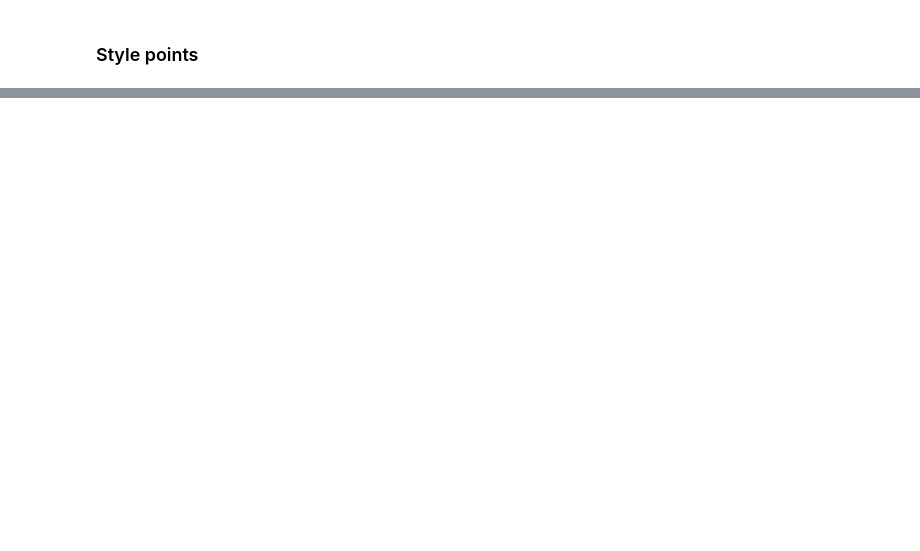
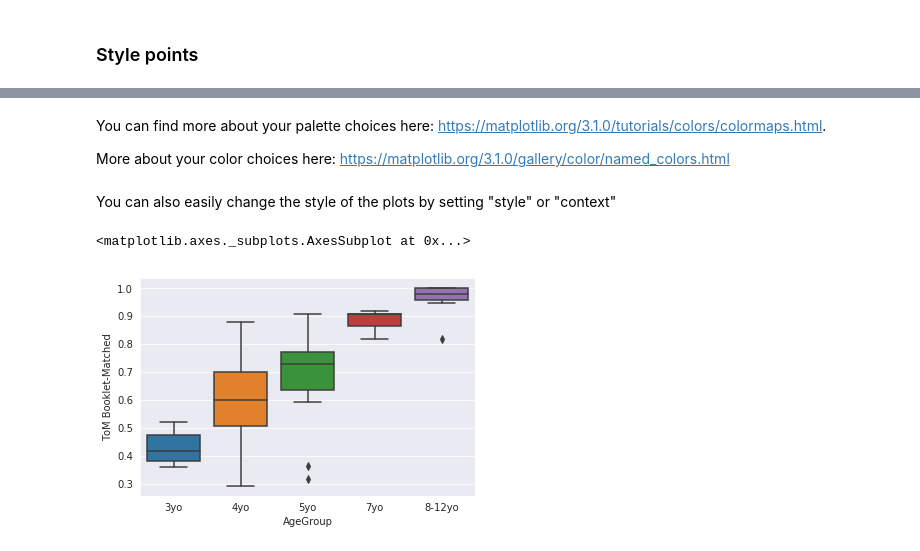
Before and after one commit to neurodatascience/NeuroDataSci-course-2019, a Jupyter notebook: content/day4/AM/DataViz.ipynb, the cells around one changed output, grey strips where cells are left out. Saved outputs shown, nothing was run; the diff lists cells and outputs as text; code cells hidden in the pictures; blank space fills up the shorter version.

```diff
--- a/content/day4/AM/DataViz.ipynb
+++ b/content/day4/AM/DataViz.ipynb
@@ -377,0 +411,17 @@ g.get_figure().savefig('/home/users/jvogel/git/NeuroDataSci-course-2019/content/
+# %% [markdown]
+You can find more about your palette choices here: https://matplotlib.org/3.1.0/tutorials/colors/colormaps.html.
+
+More about your color choices here:
+https://matplotlib.org/3.1.0/gallery/color/named_colors.html
+# %% [markdown]
+You can also easily change the style of the plots by setting "style" or "context"
+# %%
+sns.set_style('darkgrid')
+sns.boxplot(x='AgeGroup',
+            y = 'ToM Booklet-Matched',
+            data = pheno[pheno.AgeGroup!='Adult'],
+            order = order,
+           )
+# %% [output]
+<matplotlib.axes._subplots.AxesSubplot at 0x...>
+[figure, added]
```
Also changed, not shown: parts of 17 cells of this notebook.
